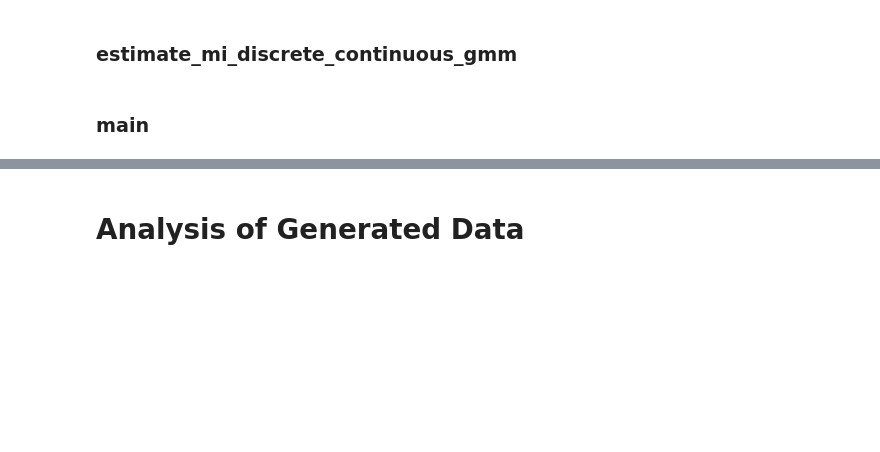
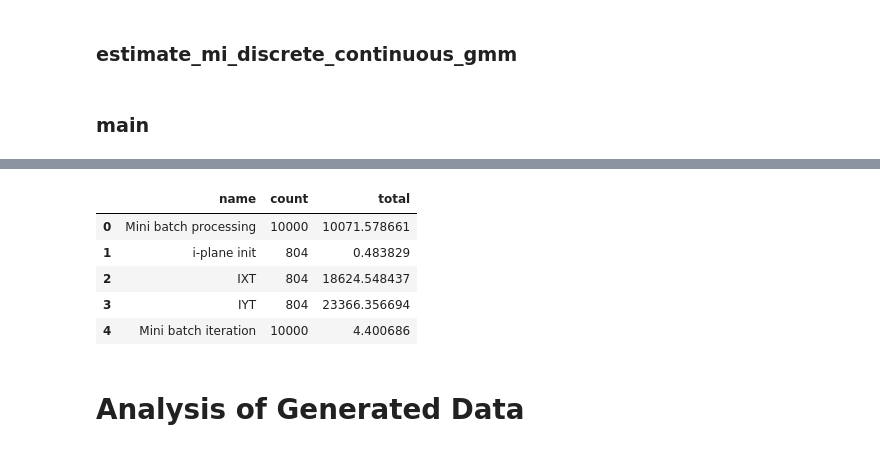
Before and after one commit to ModelEngineering/autoencodersb, a Jupyter notebook: notebooks/Information_Plane_with_GMM_based_MI_Estimation.ipynb, the cells around one changed output, grey strips where cells are left out. Cells and saved outputs as stored; diff of their text form; code cells hidden in the pictures; blank space fills up the shorter version.

```diff
--- a/notebooks/Information_Plane_with_GMM_based_MI_Estimation.ipynb
+++ b/notebooks/Information_Plane_with_GMM_based_MI_Estimation.ipynb
@@ -360,3 +702,12 @@ Epoch 700/1000, Loss: 0.2876, Test Accuracy: 0.8640
+# %%
+timer.report()
+# %% [output]
+|  | name | count | total |
+| 0 | Mini batch processing | 10000 | 10071.578661 |
+| 1 | i-plane init | 804 | 0.483829 |
+| 2 | IXT | 804 | 18624.548437 |
+| 3 | IYT | 804 | 23366.356694 |
+| 4 | Mini batch iteration | 10000 | 4.400686 |
 # %% [markdown]
 # Analysis of Generated Data
 # %% [markdown]
```
Also changed, not shown: parts of 34 cells of this notebook.
